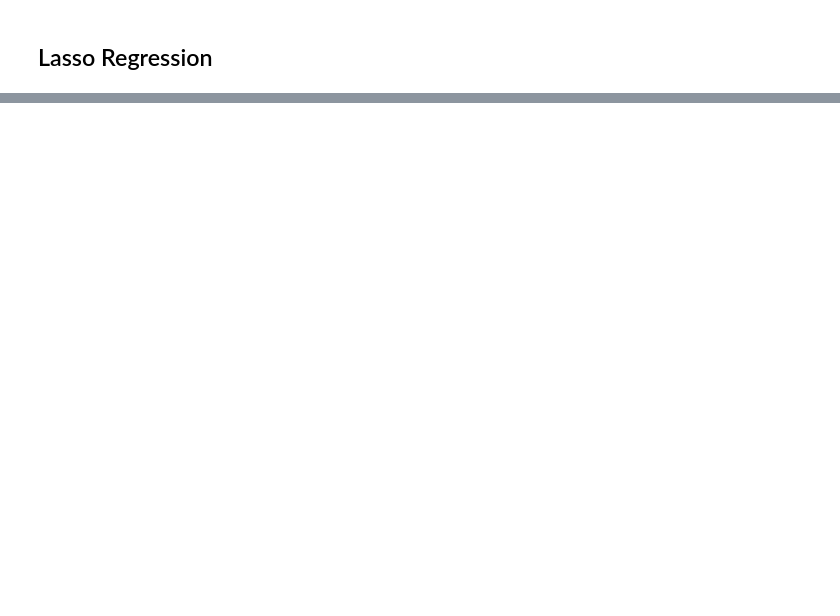
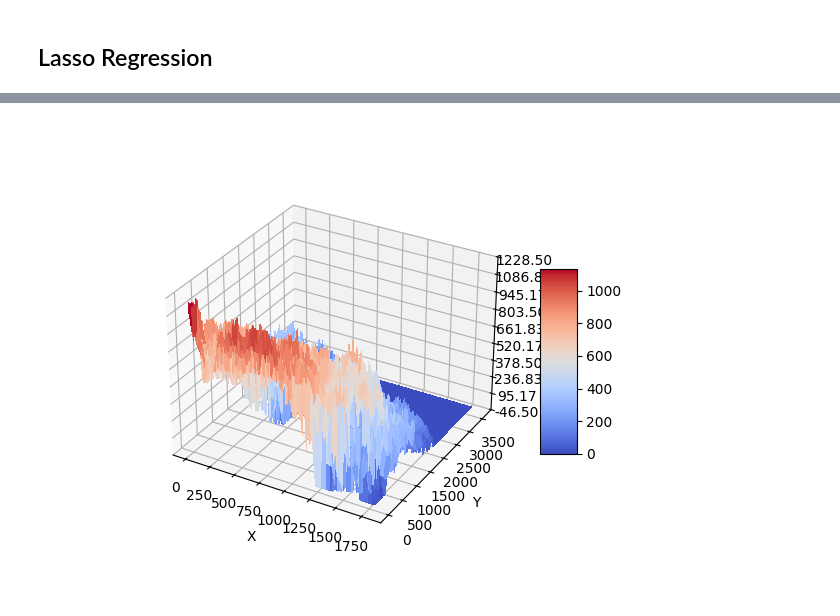
Before and after one commit to larsfop/fys-stk4155_project1, a Jupyter notebook: project1.ipynb, the cells around one changed output, grey strips where cells are left out. Drawn from its saved outputs; the diff is of its cells as text; code cells hidden in the pictures; blank space fills up the shorter version.

```diff
--- a/project1.ipynb
+++ b/project1.ipynb
@@ -322,0 +361,26 @@ plt.show()
+# %%
+x = np.arange(0, terrain1.shape[0], 1)
+y = np.arange(terrain1.shape[1], 0, -1)
+
+x, y = np.meshgrid(y, x)
+
+fig, ax = plt.subplots(subplot_kw={"projection" : "3d"})
+
+# Plot the surface.
+surf = ax.plot_surface(x, y, terrain2, cmap=cm.coolwarm,
+                       linewidth=0, antialiased=False)
+
+# Customize the z axis.
+#ax.set_zlim(-0.10, 1.40)
+ax.zaxis.set_major_locator(LinearLocator(10))
+ax.zaxis.set_major_formatter(FormatStrFormatter('%.02f'))
+
+ax.set_xlabel('X')
+ax.set_ylabel('Y')
+
+# Add a color bar which maps values to colors.
+fig.colorbar(surf, shrink=0.5, aspect=5)
+
+plt.show()
+# %% [output]
+[figure, added]
```
Also changed, not shown: parts of 10 cells of this notebook, 2 other files.
